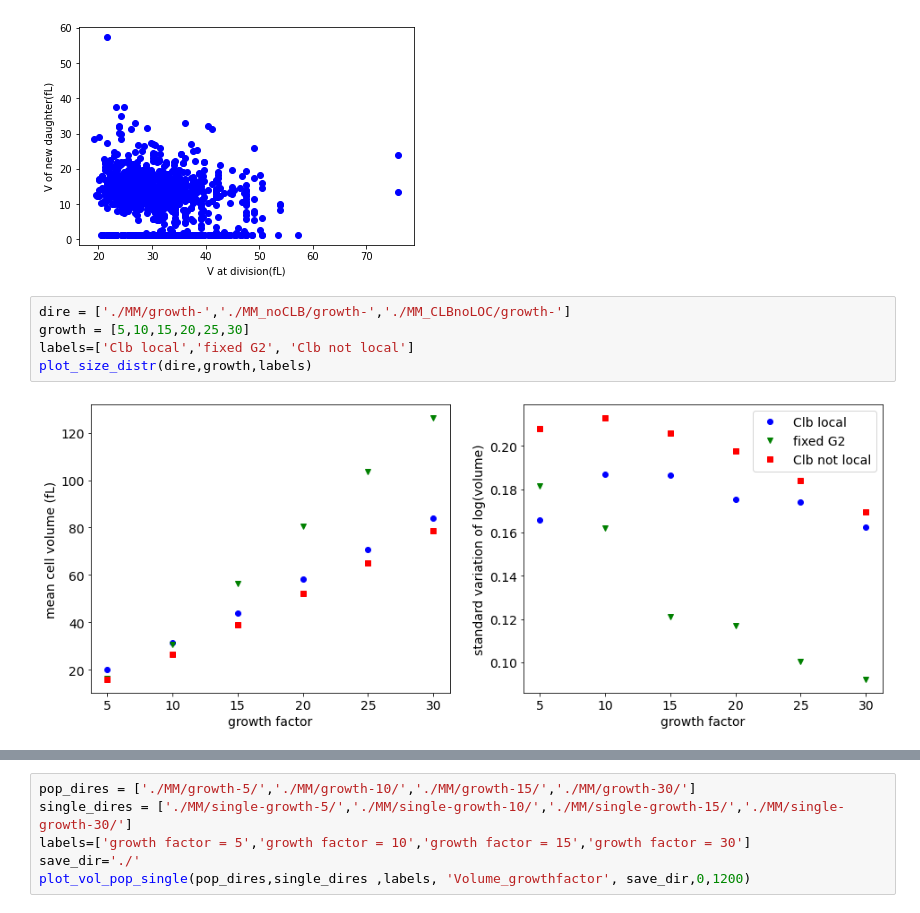
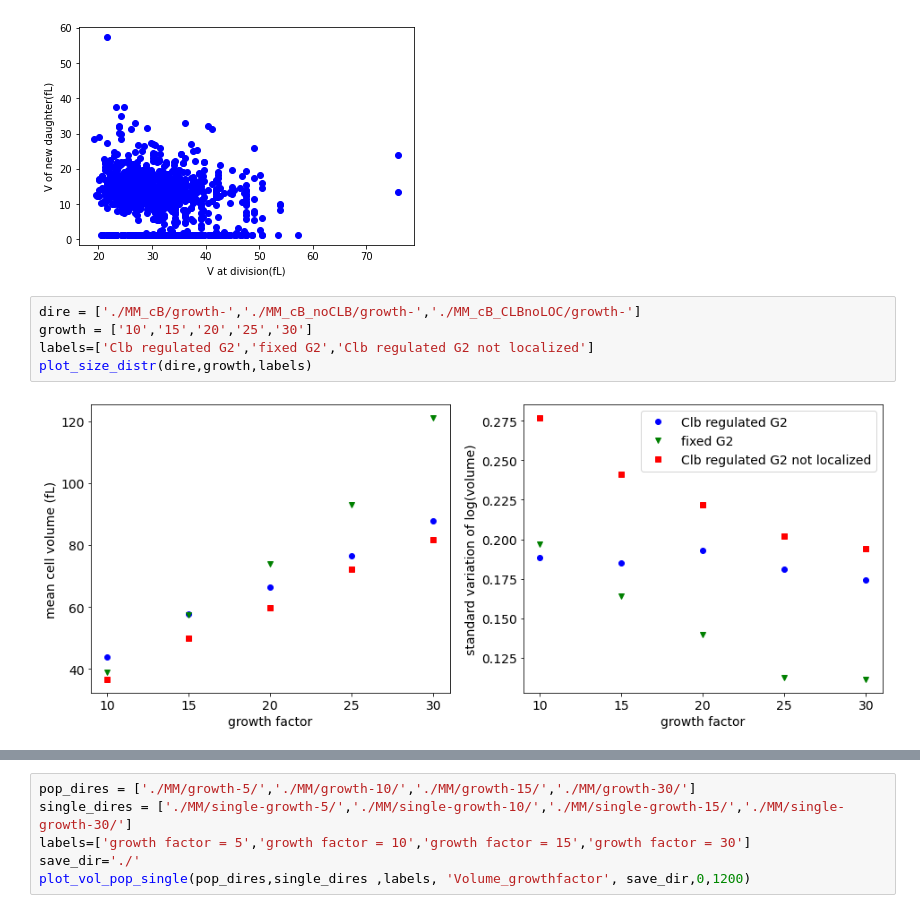
Before and after one commit to LPolczynski/Bachelor_Thesis, a Jupyter notebook: jupyter/thesis/main_model.ipynb, the cells around one changed output, grey strips where cells are left out. Drawn from its saved outputs; the diff is of its cells as text.

```diff
--- a/jupyter/thesis/main_model.ipynb
+++ b/jupyter/thesis/main_model.ipynb
@@ -1656,9 +1703,9 @@ plot_Vdiv_Vbirth(pop_dir)
 # %% [output]
 [figure]
 # %%
-dire = ['./MM/growth-','./MM_noCLB/growth-','./MM_CLBnoLOC/growth-']
-growth = [5,10,15,20,25,30]
-labels=['Clb local','fixed G2', 'Clb not local']
+dire = ['./MM_cB/growth-','./MM_cB_noCLB/growth-','./MM_cB_CLBnoLOC/growth-']
+growth = ['10','15','20','25','30']
+labels=['Clb regulated G2','fixed G2','Clb regulated G2 not localized']
 plot_size_distr(dire,growth,labels)
 # %% [output]
-[figure, old version]
+[figure, new version]
```
Also changed, not shown: parts of 12 cells of this notebook, 11 other files.
